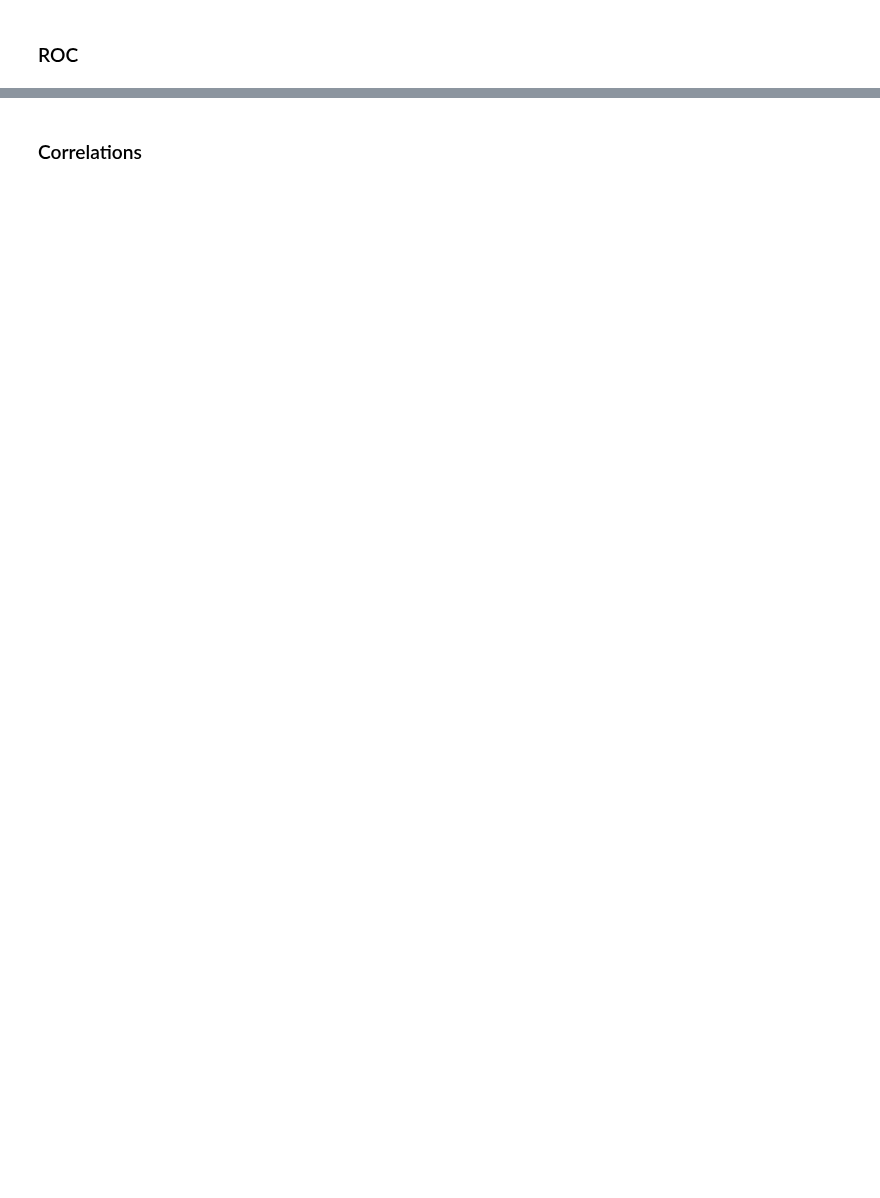
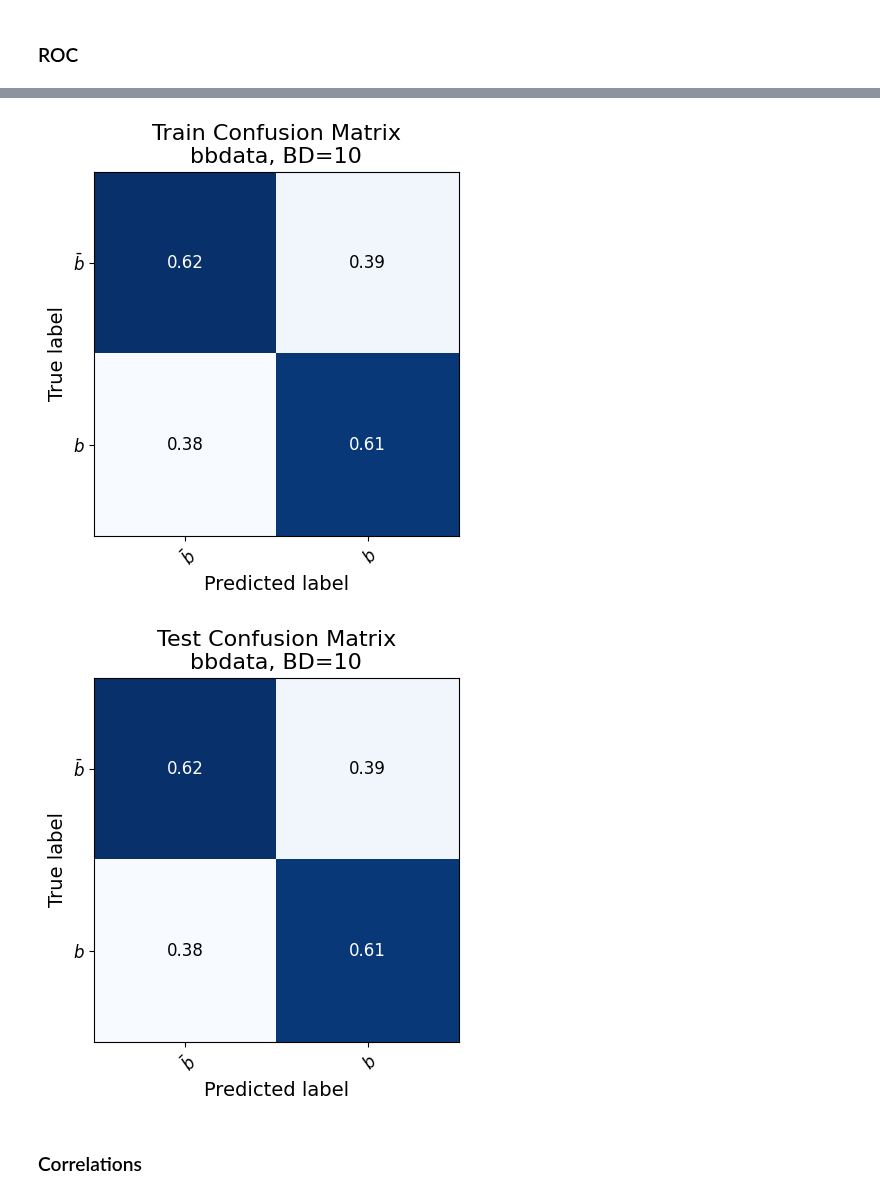
Before and after one commit to c0pp1/TTN4HEP, a Jupyter notebook: myttnlibrary.ipynb, the cells around one changed output, grey strips where cells are left out. Cells and saved outputs as stored; diff of their text form; code cells hidden in the pictures; blank space fills up the shorter version.

```diff
--- a/myttnlibrary.ipynb
+++ b/myttnlibrary.ipynb
@@ -617,14 +630,18 @@ loadarff('../data/hls4ml_jets/hls4ml_HLF.arff')[0][:10]
 # %%
 thresh = 0.5
-fig, ax = plot_confusion_matrix(train_pred, y_train_true, [r'$g$', r'$W$', r'$t$', r'$Z$', r'$q$'], thresh=thresh)
+labels = [r'$\bar b$', r'$b$'] #[r'$g$', r'$W$', r'$t$', r'$Z$', r'$q$']
+fig, ax = plot_confusion_matrix(train_pred, y_train_true, labels, thresh=thresh, fmt='.2f')
 ax.set_title(f'Train Confusion Matrix\n{DATASET}, BD={BOND_DIM}', fontsize=FONTSIZE+2)
 fig.tight_layout()
 fig.savefig(MODEL_DIR + f'/train_confusion_matrix_{DATASET}_bd{BOND_DIM}_{MAPPING}_{now.strftime("%Y%m%d-%H%M%S")}.pdf') #_{now.strftime("%Y%m%d-%H%M%S")}
 
-fig, ax = plot_confusion_matrix(test_pred, y_test_true, [r'$g$', r'$W$', r'$t$', r'$Z$', r'$q$'], thresh=thresh)
+fig, ax = plot_confusion_matrix(test_pred, y_test_true, labels, thresh=thresh, fmt='.2f')
 ax.set_title(f'Test Confusion Matrix\n{DATASET}, BD={BOND_DIM}', fontsize=FONTSIZE+2)
 fig.tight_layout()
 fig.savefig(MODEL_DIR + f'/test_confusion_matrix_{DATASET}_bd{BOND_DIM}_{MAPPING}_{now.strftime("%Y%m%d-%H%M%S")}.pdf') #_{now.strftime("%Y%m%d-%H%M%S")}
+# %% [output]
+[figure, added]
+[figure, added]
 # %%
 #save model weights
 #np.savez(MODEL_DIR + f'/weights_{DATASET}_bd{BOND_DIM}_{MAPPING}_{now.strftime("%Y%m%d-%H%M%S")}.npz', **{key.name : value.cpu().detach() for key, value in model._TTN__tensor_map.items()})
```
Also changed, not shown: parts of 37 cells of this notebook, 10 other files.
